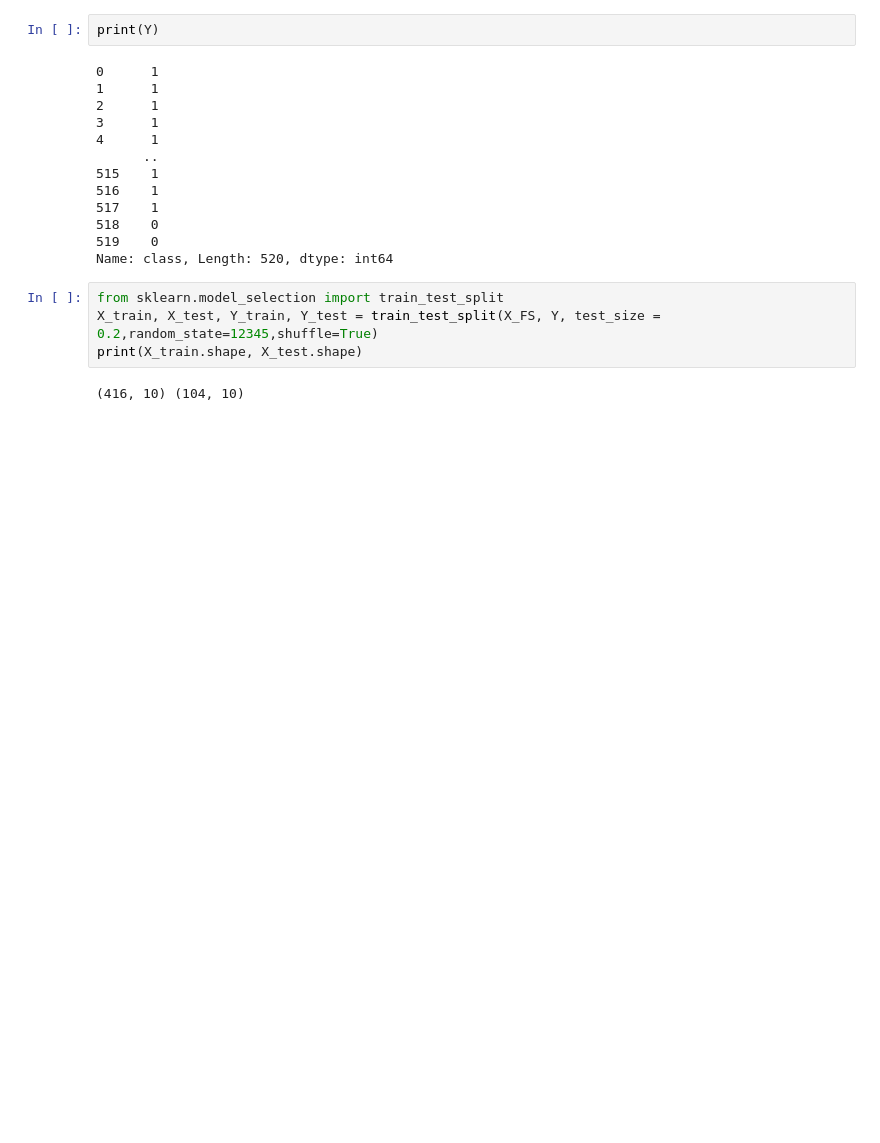
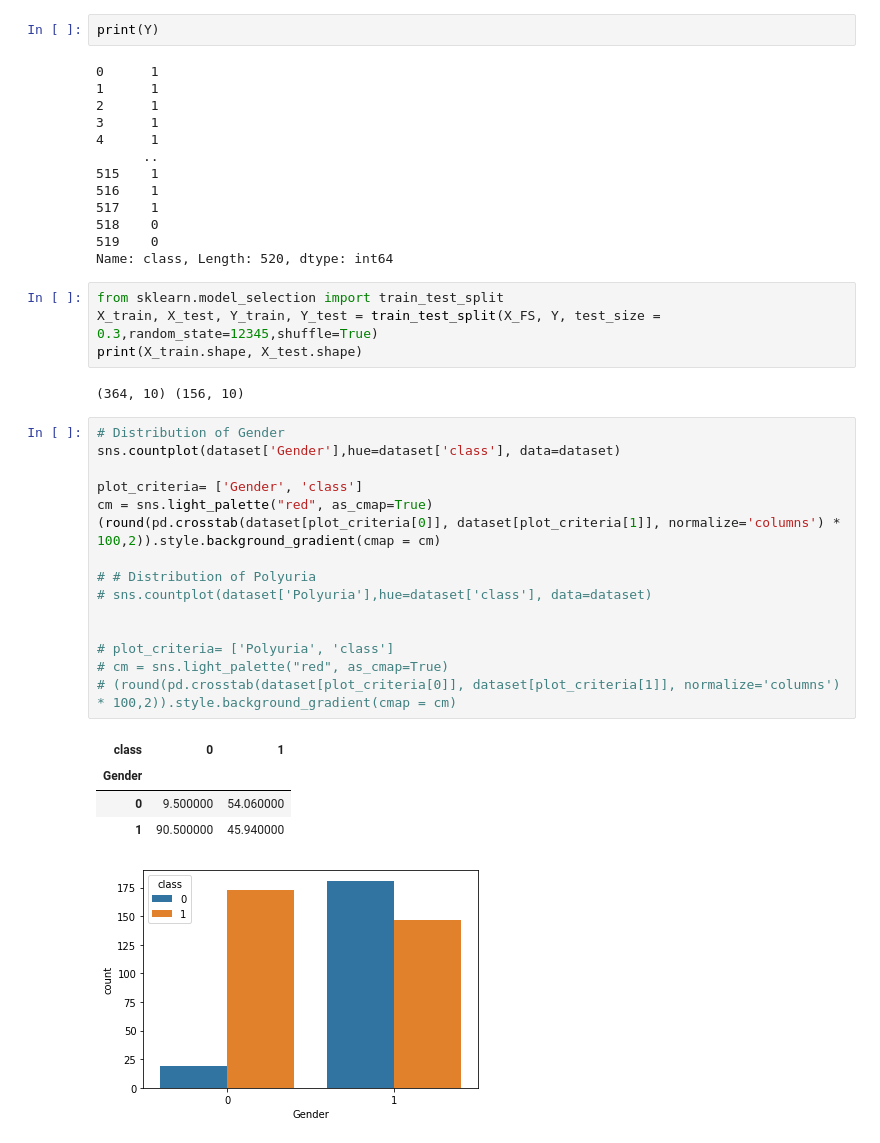
Before and after one commit to SHAIMA-HAQUE/Diabetes-Prediction, a Jupyter notebook: Diabetes.ipynb, the cells around one changed output. Cells and saved outputs as stored; diff of their text form; blank space fills up the shorter version.

```diff
--- a/Diabetes.ipynb
+++ b/Diabetes.ipynb
@@ -153,7 +155,28 @@ print(Y)
 Name: class, Length: 520, dtype: int64
 # %%
 from sklearn.model_selection import train_test_split
-X_train, X_test, Y_train, Y_test = train_test_split(X_FS, Y, test_size = 0.2,random_state=12345,shuffle=True)
+X_train, X_test, Y_train, Y_test = train_test_split(X_FS, Y, test_size = 0.3,random_state=12345,shuffle=True)
 print(X_train.shape, X_test.shape)
 # %% [output]
-(416, 10) (104, 10)
+(364, 10) (156, 10)
+# %%
+# Distribution of Gender
+sns.countplot(dataset['Gender'],hue=dataset['class'], data=dataset)
+
+plot_criteria= ['Gender', 'class']
+cm = sns.light_palette("red", as_cmap=True)
+(round(pd.crosstab(dataset[plot_criteria[0]], dataset[plot_criteria[1]], normalize='columns') * 100,2)).style.background_gradient(cmap = cm)
+
+# # Distribution of Polyuria
+# sns.countplot(dataset['Polyuria'],hue=dataset['class'], data=dataset)
+
+
+# plot_criteria= ['Polyuria', 'class']
+# cm = sns.light_palette("red", as_cmap=True)
+# (round(pd.crosstab(dataset[plot_criteria[0]], dataset[plot_criteria[1]], normalize='columns') * 100,2)).style.background_gradient(cmap = cm)
+# %% [output]
+| class | 0 | 1 |
+| Gender |  |  |
+| 0 | 9.500000 | 54.060000 |
+| 1 | 90.500000 | 45.940000 |
+[figure, added]
```
Also changed, not shown: parts of 10 cells of this notebook.
